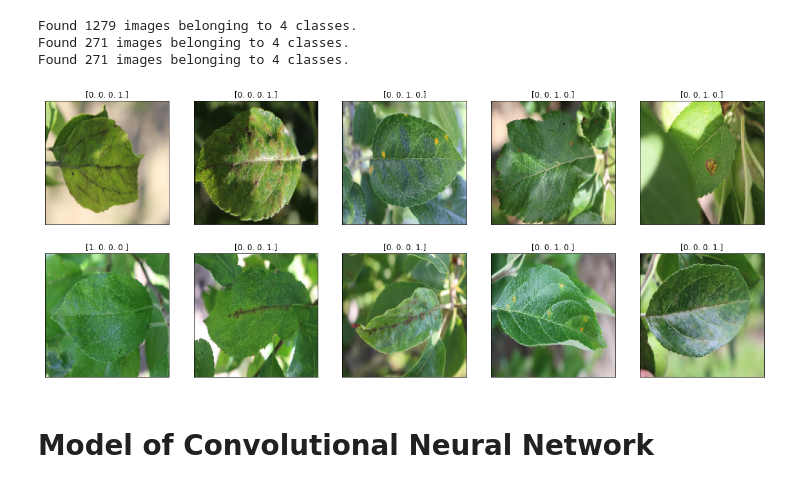
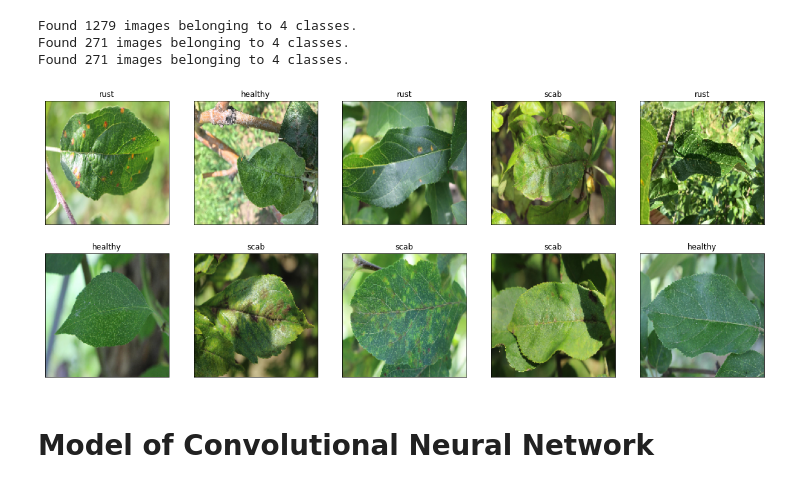
Before and after one commit to ArtemAvanesov/Roonyx-Labs, a Jupyter notebook: 5_colab.ipynb, the cells around one changed output. Drawn from its saved outputs; the diff is of its cells as text; code cells hidden in the pictures.

```diff
--- a/5_colab.ipynb
+++ b/5_colab.ipynb
@@ -173,16 +173,21 @@ Found 271 images belonging to 4 classes.
 # %%
 import matplotlib.pyplot as plt
 import warnings
 warnings.filterwarnings('ignore')
 
 imgs,labels = train_generator.next()
 
+dict_name = {'[1. 0. 0. 0.]': 'healthy',
+             '[0. 1. 0. 0.]': 'multiple_diseases',
+             '[0. 0. 1. 0.]': 'rust',
+             '[0. 0. 0. 1.]': 'scab'}
+
 fix,axes = plt.subplots(2,5, figsize=(20,8), subplot_kw={'xticks':(),'yticks':()})
 for target, image, ax in zip(labels[:10], imgs[:10], axes.ravel()):
     ax.imshow(image, cmap=plt.cm.binary)
-    ax.set_title(target)
+    ax.set_title(dict_name["{}".format(target)])
 # %% [output]
-[figure, old version]
+[figure, new version]
 # %% [markdown]
 # Model of Convolutional Neural Network
 # %%
```
Also changed, not shown: parts of 9 cells of this notebook.
